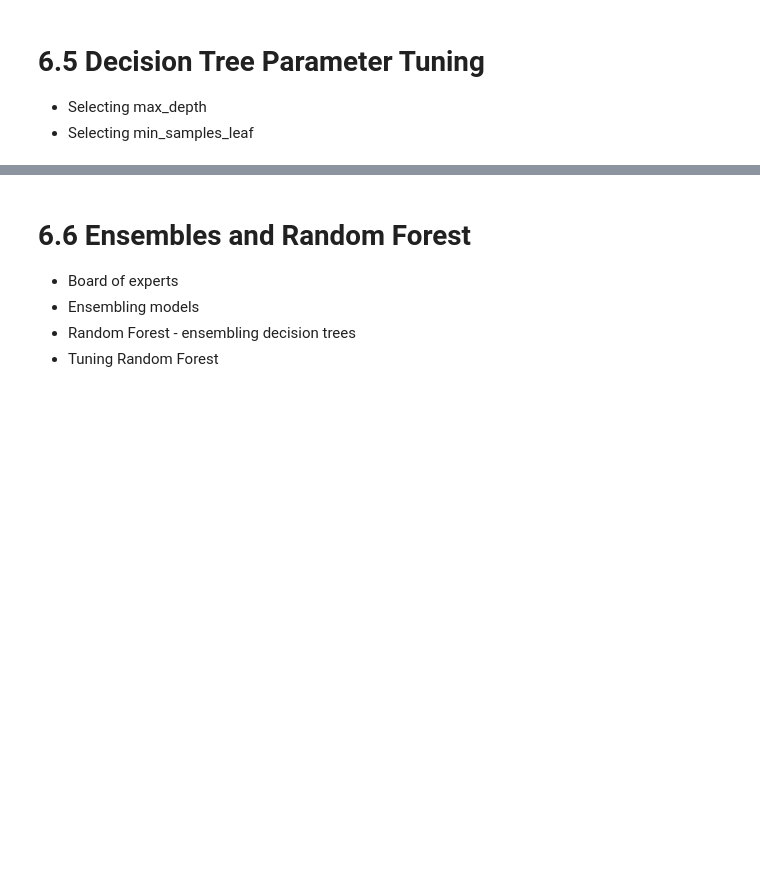
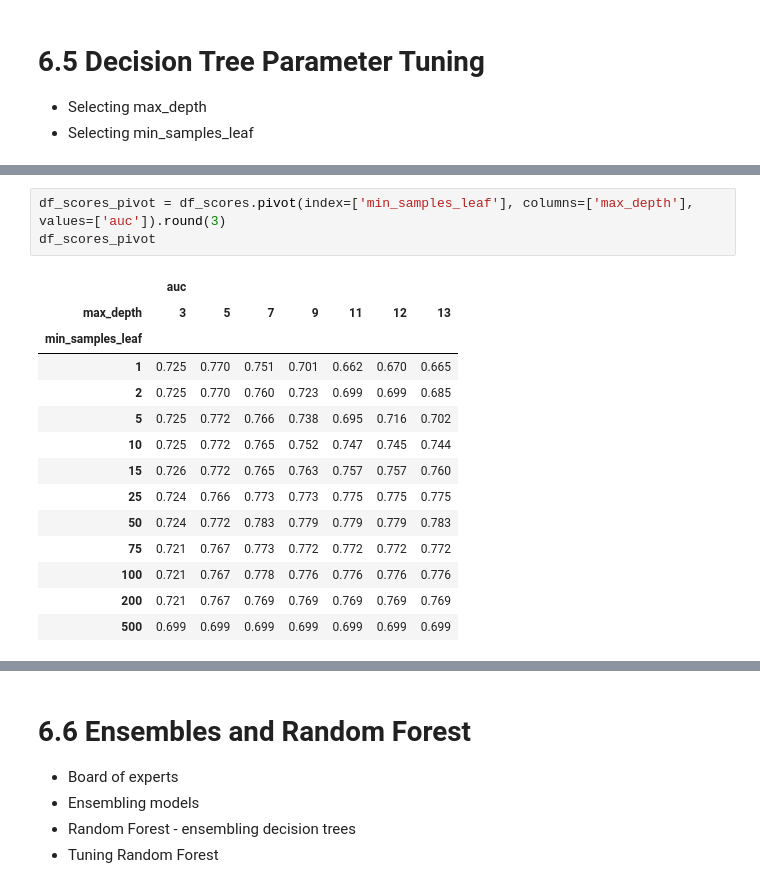
Before and after one commit to kelvin-meyet/MLOps-I-mlzmcmp, a Jupyter notebook: 04-trees_credit-risk/credit-risk-modelling.ipynb, the cells around one changed output, grey strips where cells are left out. Drawn from its saved outputs; the diff is of its cells as text; blank space fills up the shorter version.

```diff
--- a/04-trees_credit-risk/credit-risk-modelling.ipynb
+++ b/04-trees_credit-risk/credit-risk-modelling.ipynb
@@ -276,0 +415,18 @@ Index(['seniority', 'home', 'time', 'age', 'marital', 'records', 'job',
+# %%
+df_scores_pivot = df_scores.pivot(index=['min_samples_leaf'], columns=['max_depth'], values=['auc']).round(3)
+df_scores_pivot
+# %% [output]
+|  | auc |  |  |  |  |  |  |
+| max_depth | 3 | 5 | 7 | 9 | 11 | 12 | 13 |
+| min_samples_leaf |  |  |  |  |  |  |  |
+| 1 | 0.725 | 0.770 | 0.751 | 0.701 | 0.662 | 0.670 | 0.665 |
+| 2 | 0.725 | 0.770 | 0.760 | 0.723 | 0.699 | 0.699 | 0.685 |
+| 5 | 0.725 | 0.772 | 0.766 | 0.738 | 0.695 | 0.716 | 0.702 |
+| 10 | 0.725 | 0.772 | 0.765 | 0.752 | 0.747 | 0.745 | 0.744 |
+| 15 | 0.726 | 0.772 | 0.765 | 0.763 | 0.757 | 0.757 | 0.760 |
+| 25 | 0.724 | 0.766 | 0.773 | 0.773 | 0.775 | 0.775 | 0.775 |
+| 50 | 0.724 | 0.772 | 0.783 | 0.779 | 0.779 | 0.779 | 0.783 |
+| 75 | 0.721 | 0.767 | 0.773 | 0.772 | 0.772 | 0.772 | 0.772 |
+| 100 | 0.721 | 0.767 | 0.778 | 0.776 | 0.776 | 0.776 | 0.776 |
+| 200 | 0.721 | 0.767 | 0.769 | 0.769 | 0.769 | 0.769 | 0.769 |
+| 500 | 0.699 | 0.699 | 0.699 | 0.699 | 0.699 | 0.699 | 0.699 |
```
Also changed, not shown: parts of 15 cells of this notebook.
